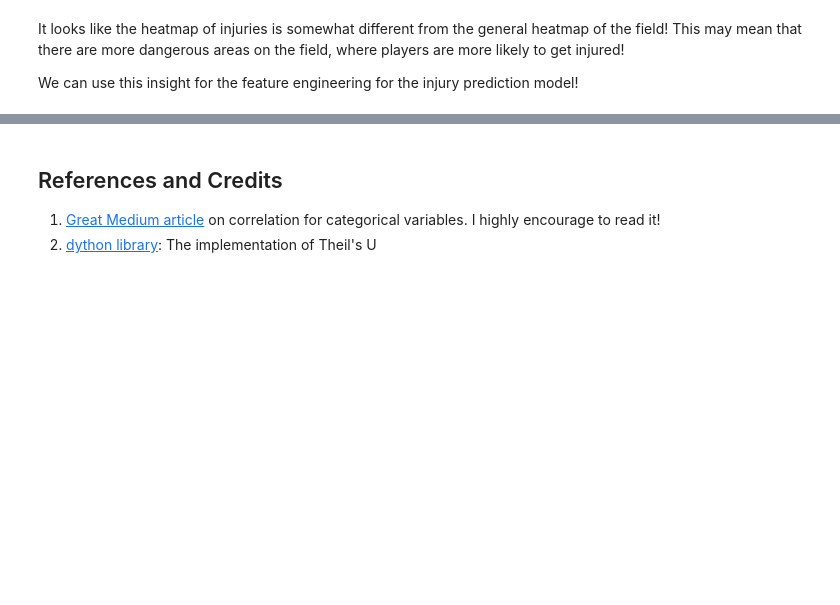
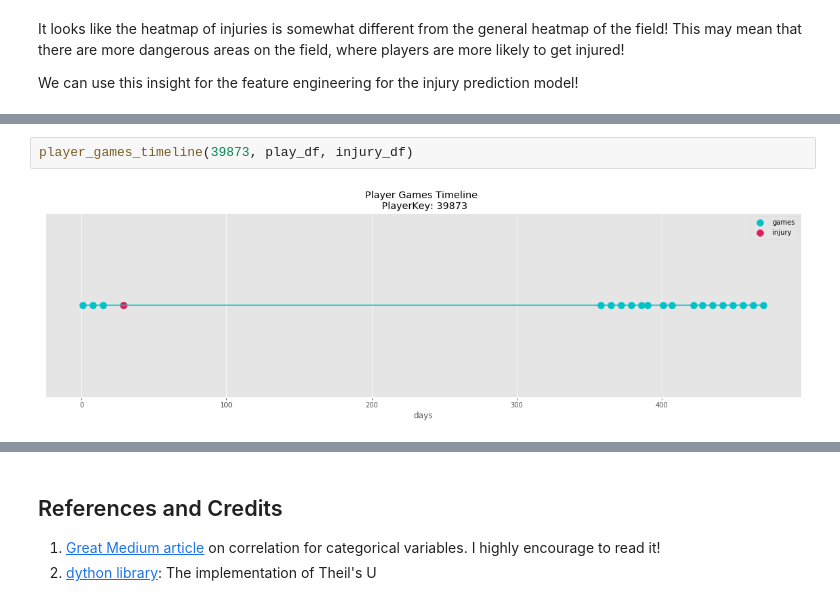
Before and after one commit to Lexie88rus/NFL-1st-and-Future, a Jupyter notebook: NFL_Injury_Analytics.ipynb, the cells around one changed output, grey strips where cells are left out. Drawn from its saved outputs; the diff is of its cells as text; blank space fills up the shorter version.

```diff
--- a/NFL_Injury_Analytics.ipynb
+++ b/NFL_Injury_Analytics.ipynb
@@ -737,0 +785,4 @@ We can use this insight for the feature engineering for the injury prediction mo
+# %%
+player_games_timeline(39873, play_df, injury_df)
+# %% [output]
+[figure, added]
```
Also changed, not shown: parts of 15 cells of this notebook.
